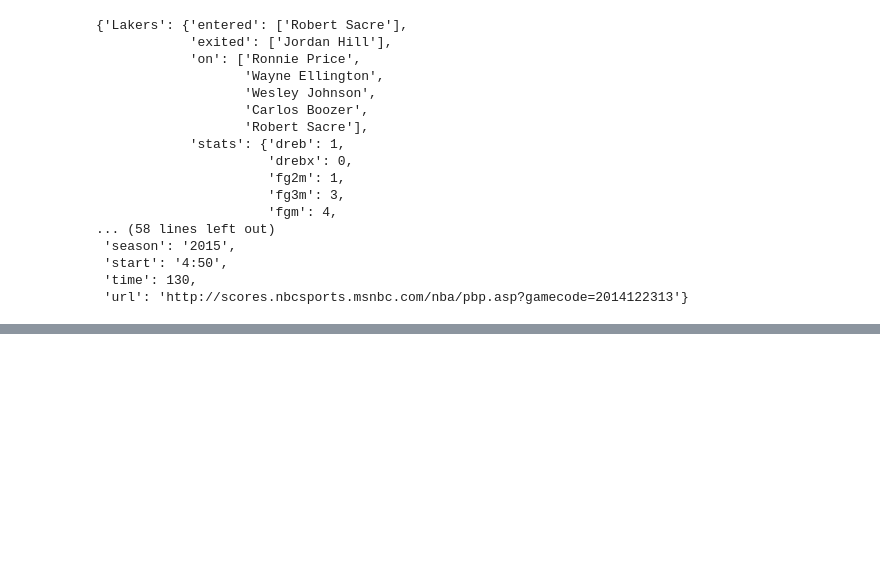
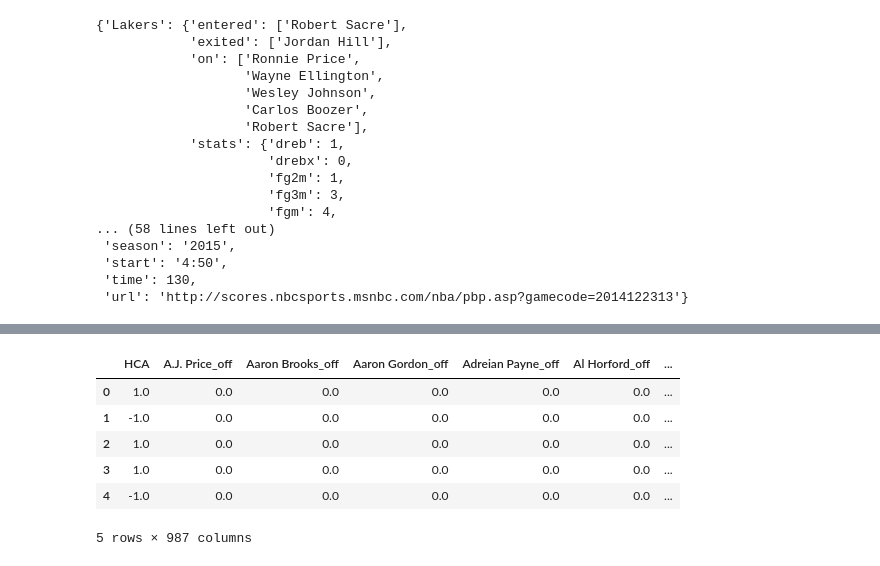
Before and after one commit to ds-modules/SPORTS, a Jupyter notebook: notes/NBA Plus Minus.ipynb, the cells around one changed output, grey strips where cells are left out. Cells and saved outputs as stored; diff of their text form; code cells hidden in the pictures; blank space fills up the shorter version.

```diff
--- a/notes/NBA Plus Minus.ipynb
+++ b/notes/NBA Plus Minus.ipynb
@@ -81,0 +260,31 @@ w = np.hstack([df['home_poss'].loc[home_mask], df['away_poss'].loc[away_mask]]).
+# %%
+# Create vectorizers that will encode the offensive and defensive units
+off_vectorizer = DictVectorizer(sparse=True)
+def_vectorizer = DictVectorizer(sparse=True)
+
+off_encoded = off_vectorizer.fit_transform(off_units)
+def_encoded = def_vectorizer.fit_transform(def_units)
+
+# Create a vector for home court advantage
+home_adv = np.array(hca).reshape(-1, 1)
+
+# Build full table
+intercept = np.ones((off_encoded.shape[0], 1))
+full_encoded = scipy.sparse.hstack([home_adv, off_encoded, def_encoded])
+off_players = [p + "_off" for p in off_vectorizer.feature_names_]
+def_players = [p + "_def" for p in def_vectorizer.feature_names_]
+
+off_def_stints = pd.SparseDataFrame(full_encoded, default_fill_value=0., columns=['HCA'] + off_players + def_players)
+
+off_rtg = np.array(off_rtg)
+off_poss = np.array(off_poss).astype(np.float)
+# %%
+off_def_stints.head()
+# %% [output]
+|  | HCA | A.J. Price_off | Aaron Brooks_off | Aaron Gordon_off | Adreian Payne_off | Al Horford_off | ... |
+| 0 | 1.0 | 0.0 | 0.0 | 0.0 | 0.0 | 0.0 | ... |
+| 1 | -1.0 | 0.0 | 0.0 | 0.0 | 0.0 | 0.0 | ... |
+| 2 | 1.0 | 0.0 | 0.0 | 0.0 | 0.0 | 0.0 | ... |
+| 3 | 1.0 | 0.0 | 0.0 | 0.0 | 0.0 | 0.0 | ... |
+| 4 | -1.0 | 0.0 | 0.0 | 0.0 | 0.0 | 0.0 | ... |
+5 rows × 987 columns
```
Also changed, not shown: parts of 40 cells of this notebook.
